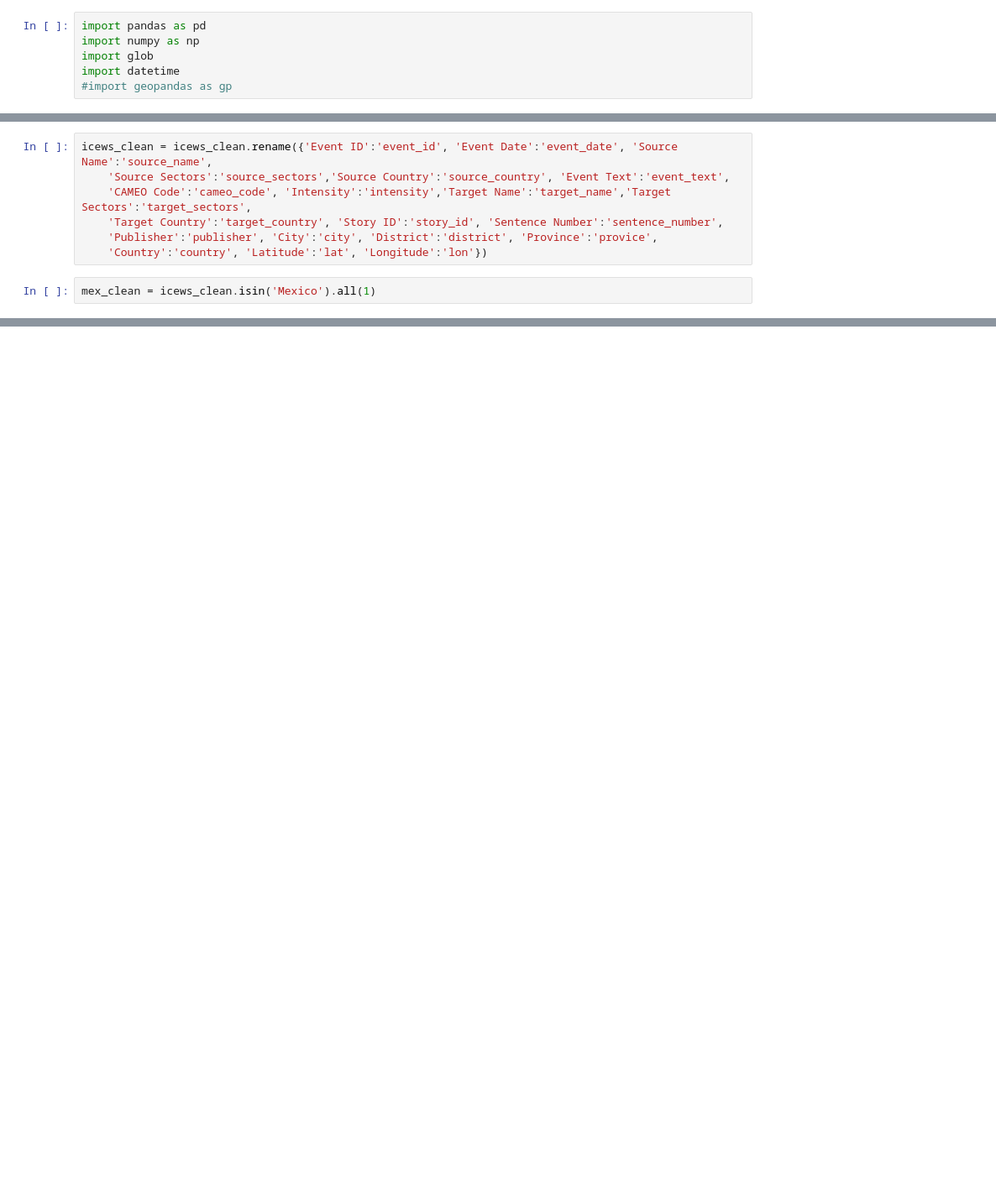
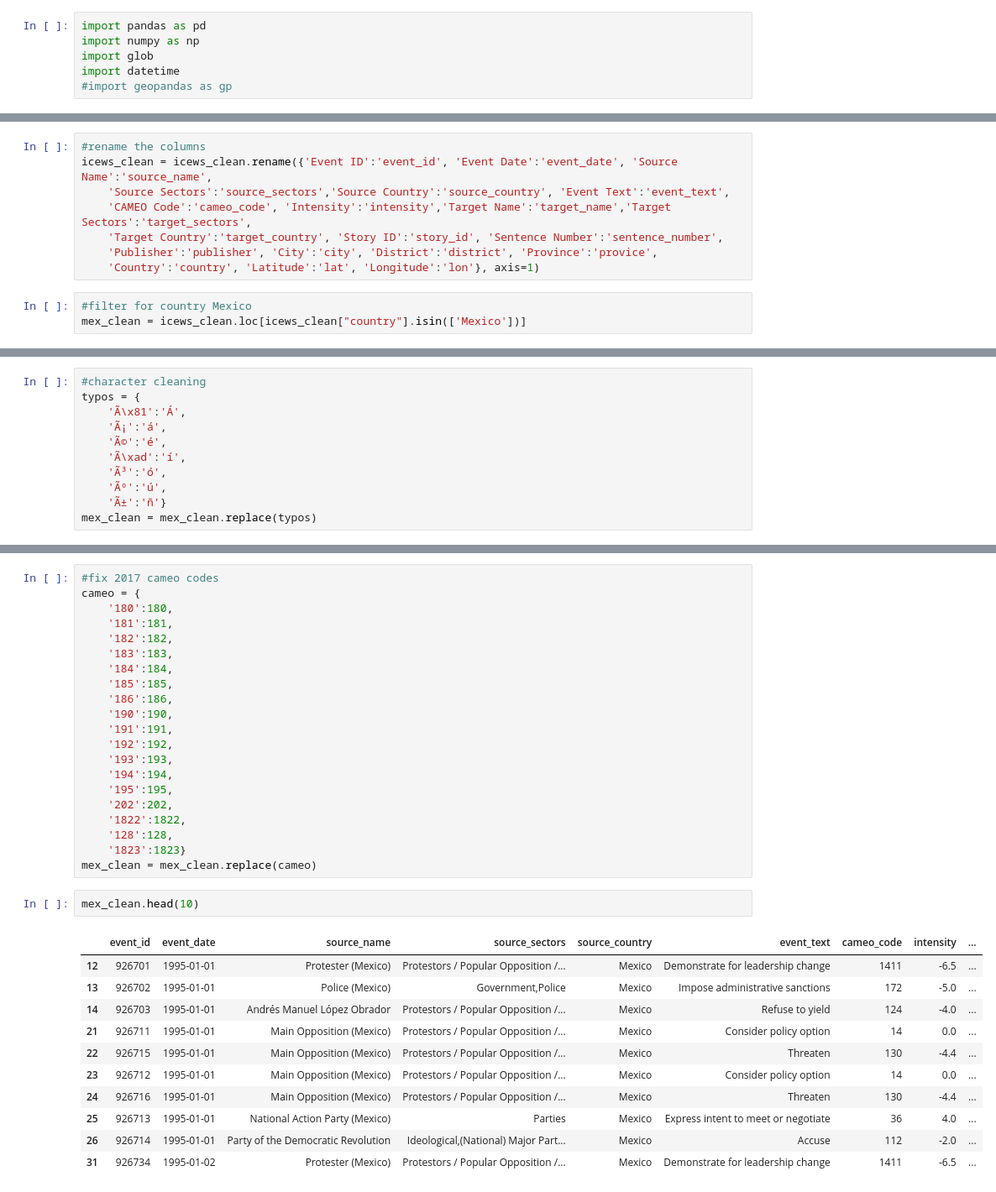
Before and after one commit to eporourke/mapping-mexico, a Jupyter notebook: notebooks/icews_cleaning.ipynb, the cells around one changed output, grey strips where cells are left out. Shown: that part at 84% size. Drawn from its saved outputs; the diff is of its cells as text; blank space fills up the shorter version.

Commit message:
exported cleaned file

```diff
--- a/notebooks/icews_cleaning.ipynb
+++ b/notebooks/icews_cleaning.ipynb
@@ -31,10 +29,12 @@ icews_clean.head()
 | 4 | 926689 | 1995-01-01 | Lawyer/Attorney (Canada) | Legal,Social | Canada | Arrest, detain, or charge with le... | 173 | -5.0 | ... |
 # %%
+#rename the columns
 icews_clean = icews_clean.rename({'Event ID':'event_id', 'Event Date':'event_date', 'Source Name':'source_name',
     'Source Sectors':'source_sectors','Source Country':'source_country', 'Event Text':'event_text',
     'CAMEO Code':'cameo_code', 'Intensity':'intensity','Target Name':'target_name','Target Sectors':'target_sectors',
     'Target Country':'target_country', 'Story ID':'story_id', 'Sentence Number':'sentence_number',
     'Publisher':'publisher', 'City':'city', 'District':'district', 'Province':'provice',
-    'Country':'country', 'Latitude':'lat', 'Longitude':'lon'})
+    'Country':'country', 'Latitude':'lat', 'Longitude':'lon'}, axis=1)
 # %%
-mex_clean = icews_clean.isin('Mexico').all(1)
+#filter for country Mexico
+mex_clean = icews_clean.loc[icews_clean["country"].isin(['Mexico'])]
@@ -42,0 +51,11 @@ TypeError: only list-like or dict-like objects are allowed to be passed to DataF
+# %%
+#character cleaning
+typos = {
+    'Ã\x81':'Á',
+    'Ã¡':'á',
+    'Ã©':'é',
+    'Ã\xad':'í',
+    'Ã³':'ó',
+    'Ãº':'ú',
+    'Ã±':'ñ'}
+mex_clean = mex_clean.replace(typos)
@@ -42,0 +84,35 @@ TypeError: only list-like or dict-like objects are allowed to be passed to DataF
+# %%
+#fix 2017 cameo codes
+cameo = {
+    '180':180,
+    '181':181,
+    '182':182,
+    '183':183,
+    '184':184,
+    '185':185,
+    '186':186,
+    '190':190,
+    '191':191,
+    '192':192,
+    '193':193,
+    '194':194,
+    '195':195,
+    '202':202,
+    '1822':1822,
+    '128':128,
+    '1823':1823}
+mex_clean = mex_clean.replace(cameo)
+# %%
+mex_clean.head(10)
+# %% [output]
+|  | event_id | event_date | source_name | source_sectors | source_country | event_text | cameo_code | intensity | ... |
+| 12 | 926701 | 1995-01-01 | Protester (Mexico) | Protestors / Popular Opposition /... | Mexico | Demonstrate for leadership change | 1411 | -6.5 | ... |
+| 13 | 926702 | 1995-01-01 | Police (Mexico) | Government,Police | Mexico | Impose administrative sanctions | 172 | -5.0 | ... |
+| 14 | 926703 | 1995-01-01 | Andrés Manuel López Obrador | Protestors / Popular Opposition /... | Mexico | Refuse to yield | 124 | -4.0 | ... |
+| 21 | 926711 | 1995-01-01 | Main Opposition (Mexico) | Protestors / Popular Opposition /... | Mexico | Consider policy option | 14 | 0.0 | ... |
+| 22 | 926715 | 1995-01-01 | Main Opposition (Mexico) | Protestors / Popular Opposition /... | Mexico | Threaten | 130 | -4.4 | ... |
+| 23 | 926712 | 1995-01-01 | Main Opposition (Mexico) | Protestors / Popular Opposition /... | Mexico | Consider policy option | 14 | 0.0 | ... |
+| 24 | 926716 | 1995-01-01 | Main Opposition (Mexico) | Protestors / Popular Opposition /... | Mexico | Threaten | 130 | -4.4 | ... |
+| 25 | 926713 | 1995-01-01 | National Action Party (Mexico) | Parties | Mexico | Express intent to meet or negotiate | 36 | 4.0 | ... |
+| 26 | 926714 | 1995-01-01 | Party of the Democratic Revolution | Ideological,(National) Major Part... | Mexico | Accuse | 112 | -2.0 | ... |
+| 31 | 926734 | 1995-01-02 | Protester (Mexico) | Protestors / Popular Opposition /... | Mexico | Demonstrate for leadership change | 1411 | -6.5 | ... |
```
Also changed, not shown: parts of 18 cells of this notebook.
